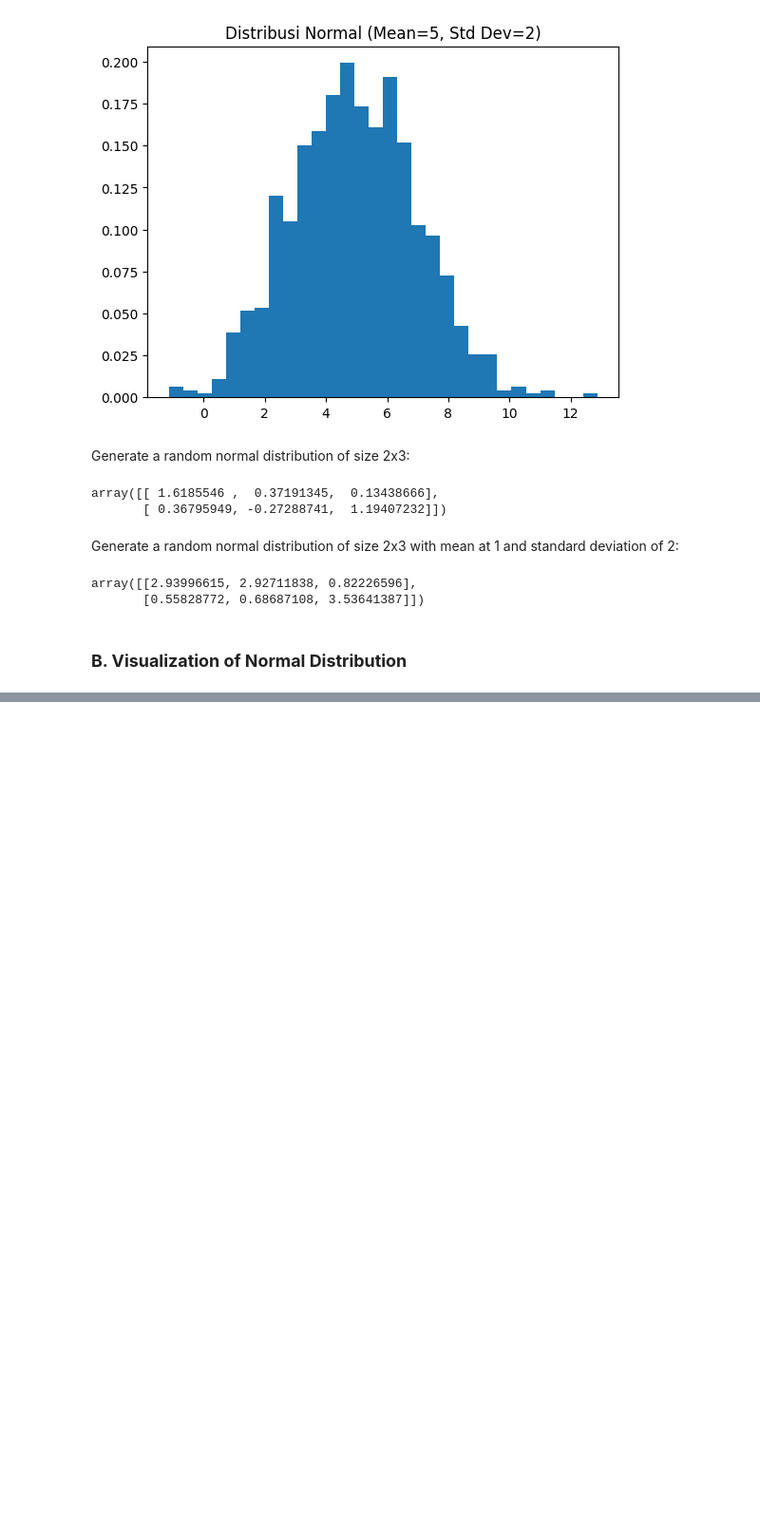
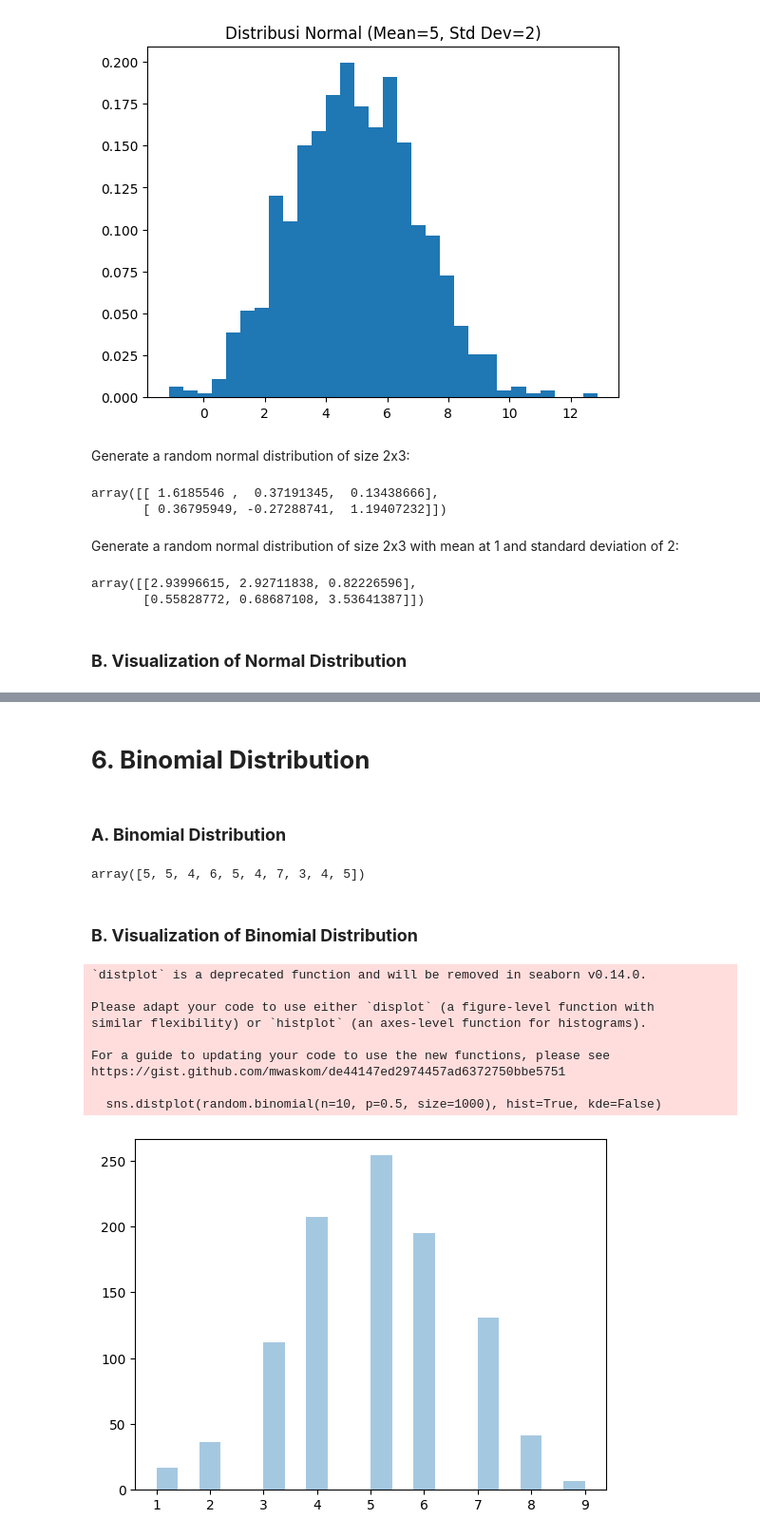
Before and after one commit to LatiefDataVisionary/numpy-with-w3schools, a Jupyter notebook: numpy_random.ipynb, the cells around one changed output, grey strips where cells are left out. Shown: that part at 95% size. Cells and saved outputs as stored; diff of their text form; code cells hidden in the pictures; blank space fills up the shorter version.

Commit message:
Done with Binomial Distribution

```diff
--- a/numpy_random.ipynb
+++ b/numpy_random.ipynb
@@ -203,0 +204,25 @@ https://gist.github.com/mwaskom/de44147ed2974457ad6372750bbe5751
+# %% [markdown]
+# **6. Binomial Distribution**
+# %% [markdown]
+### **A. Binomial Distribution**
+# %%
+x = random.binomial(n=10, p=0.5, size=10)
+x
+# %% [output]
+array([5, 5, 4, 6, 5, 4, 7, 3, 4, 5])
+# %% [markdown]
+### **B. Visualization of Binomial Distribution**
+# %%
+sns.distplot(random.binomial(n=10, p=0.5, size=1000), hist=True, kde=False)
+plt.show()
+# %% [output]
+`distplot` is a deprecated function and will be removed in seaborn v0.14.0.
+
+Please adapt your code to use either `displot` (a figure-level function with
+similar flexibility) or `histplot` (an axes-level function for histograms).
+
+For a guide to updating your code to use the new functions, please see
+https://gist.github.com/mwaskom/de44147ed2974457ad6372750bbe5751
+
+  sns.distplot(random.binomial(n=10, p=0.5, size=1000), hist=True, kde=False)
+[figure, added]
```
Also changed, not shown: parts of 3 cells of this notebook.
